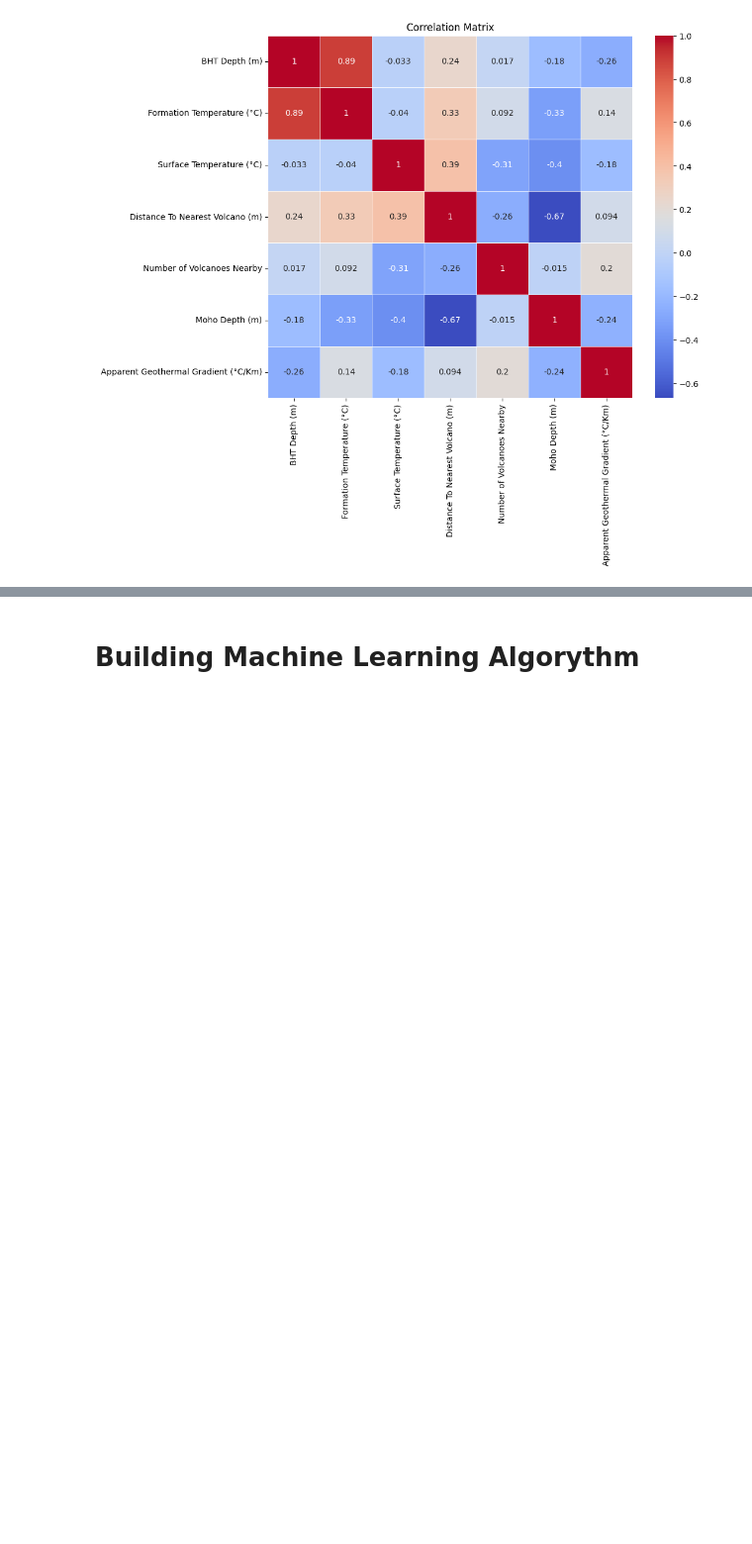
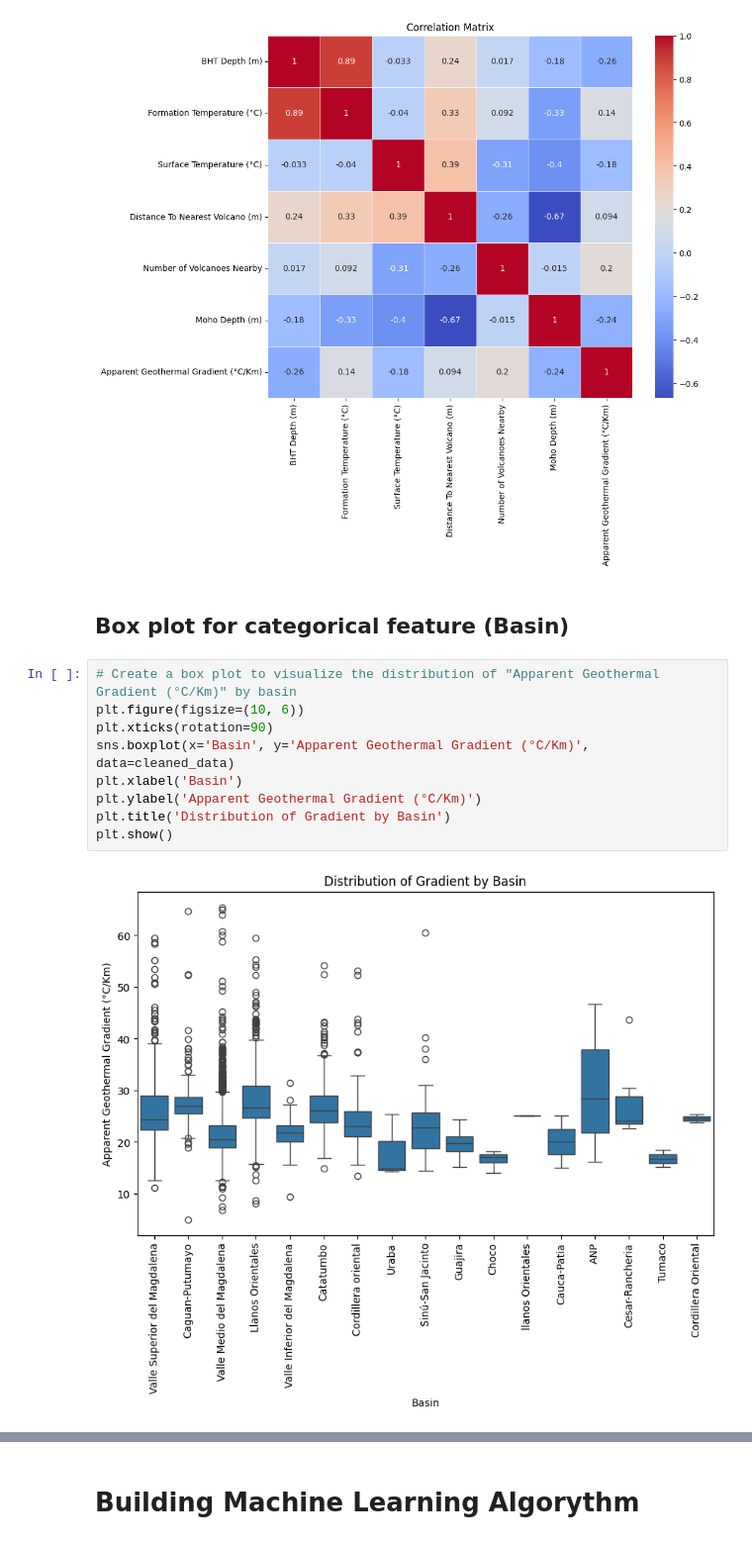
Before and after one commit to jcmefra/Geothermal-Gradient-Machine-Learning, a Jupyter notebook: Model.ipynb, the cells around one changed output, grey strips where cells are left out. Shown at 99% size. Cells and saved outputs as stored; diff of their text form; blank space fills up the shorter version.

```diff
--- a/Model.ipynb
+++ b/Model.ipynb
@@ -415,5 +417,18 @@ plt.title("Correlation Matrix")
 plt.show()
 # %% [output]
 [figure]
+# %% [markdown]
+## Box plot for categorical feature (Basin)
+# %%
+# Create a box plot to visualize the distribution of "Apparent Geothermal Gradient (°C/Km)" by basin
+plt.figure(figsize=(10, 6))
+plt.xticks(rotation=90)
+sns.boxplot(x='Basin', y='Apparent Geothermal Gradient (°C/Km)', data=cleaned_data)
+plt.xlabel('Basin')
+plt.ylabel('Apparent Geothermal Gradient (°C/Km)')
+plt.title('Distribution of Gradient by Basin')
+plt.show()
+# %% [output]
+[figure, added]
 # %% [markdown]
 Apparent Geothermal Gradient has a weak correlation with the features we got, so it's possible that our relations in the data are non-linear. Therefore, we should work with a non-linear model such as Gradient Boosting or Random Forest.
```
Also changed, not shown: parts of 18 cells of this notebook.
